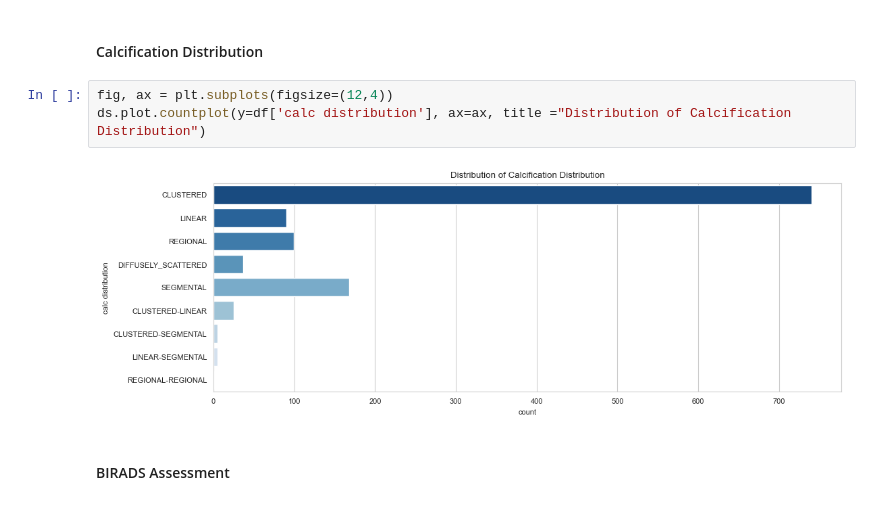
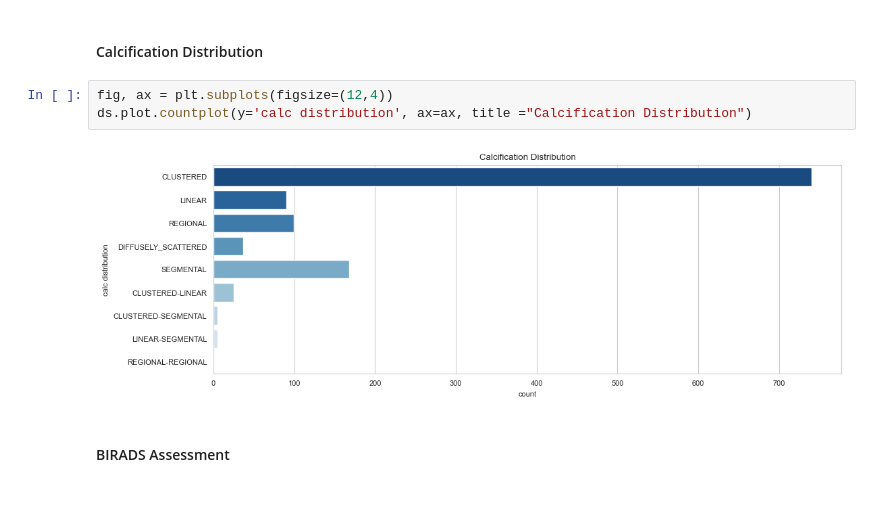
Before and after one commit to john-james-ai/BreastCancerDetection, a Jupyter notebook: notebooks/content/01_eda.ipynb, the cells around one changed output. Drawn from its saved outputs; the diff is of its cells as text.

```diff
--- a/notebooks/content/01_eda.ipynb
+++ b/notebooks/content/01_eda.ipynb
@@ -184,9 +264,9 @@ ds.plot.countplot(y=df['calc type'], ax=ax, title ="Distribution of Calcificatio
 #### Calcification Distribution
 # %%
 fig, ax = plt.subplots(figsize=(12,4))
-ds.plot.countplot(y=df['calc distribution'], ax=ax, title ="Distribution of Calcification Distribution")
+ds.plot.countplot(y='calc distribution', ax=ax, title ="Calcification Distribution")
 # %% [output]
-[figure, old version]
+[figure, new version]
 # %% [markdown]
 #### BIRADS Assessment
 # %%
```
Also changed, not shown: parts of 16 cells of this notebook, 2 other files.
